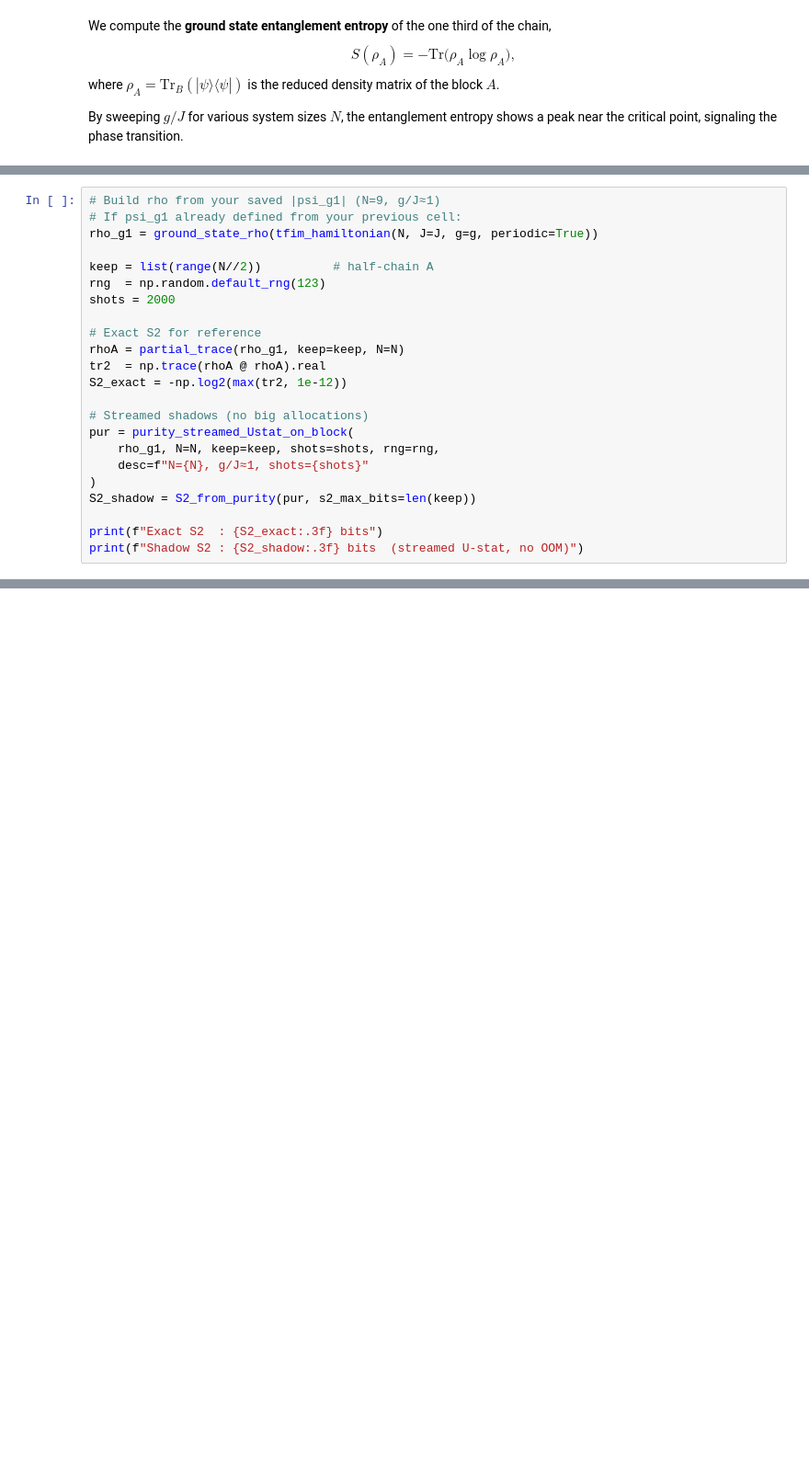
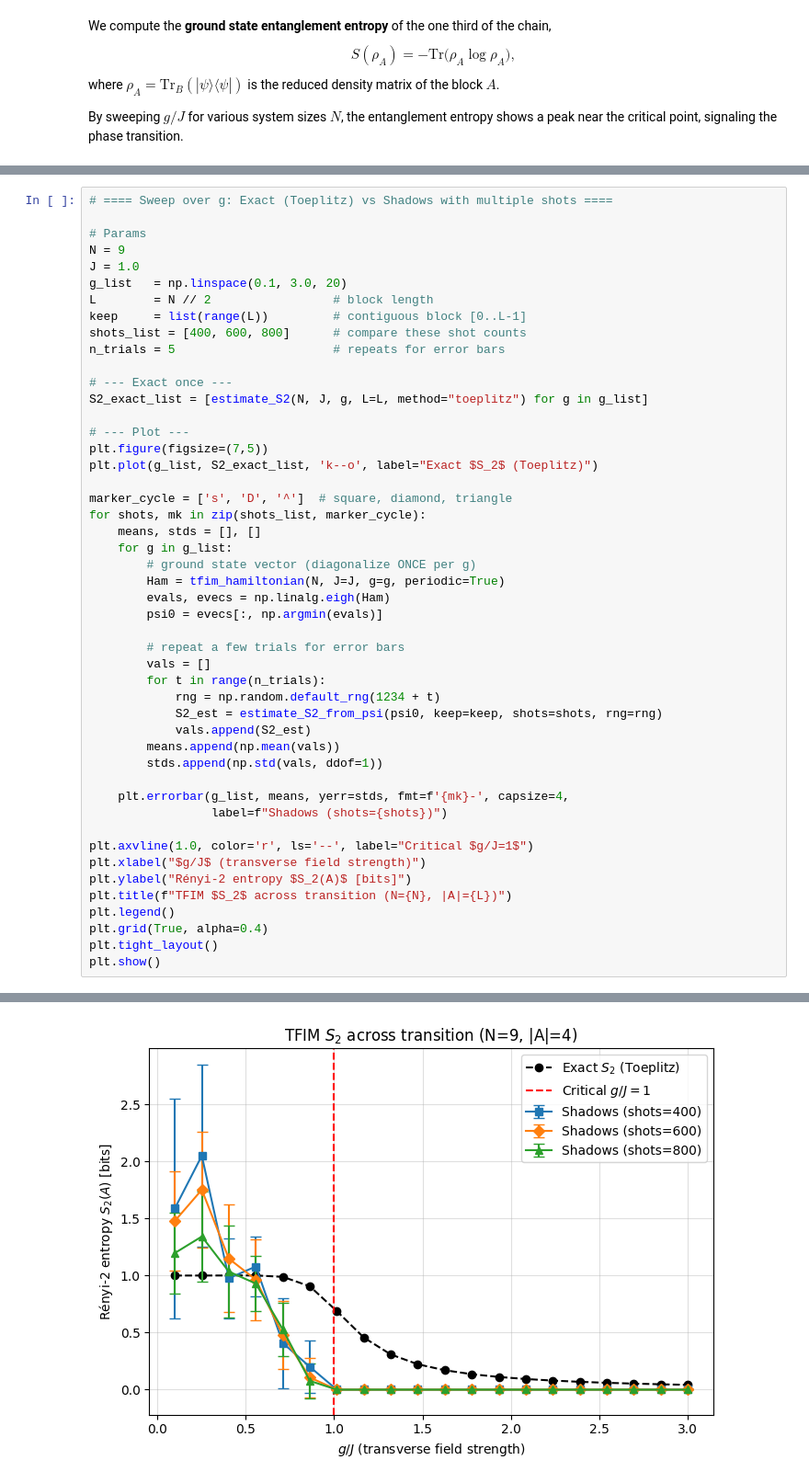
Before and after one commit to junwoojung0908/Ising_Model_Classical_shadow, a Jupyter notebook: TFIM_shadow.ipynb, the cells around one changed output, grey strips where cells are left out. Shown: that part at 92% size. Drawn from its saved outputs; the diff is of its cells as text; blank space fills up the shorter version.

```diff
--- a/TFIM_shadow.ipynb
+++ b/TFIM_shadow.ipynb
@@ -269,24 +437,49 @@ $\;\mathbb{E}_{b,\text{out}}[\hat{\rho}_i] = \rho$.
 # %%
-# Build rho from your saved |psi_g1| (N=9, g/J≈1)
-# If psi_g1 already defined from your previous cell:
-rho_g1 = ground_state_rho(tfim_hamiltonian(N, J=J, g=g, periodic=True))
+# ==== Sweep over g: Exact (Toeplitz) vs Shadows with multiple shots ====
 
-keep = list(range(N//2))          # half-chain A
-rng  = np.random.default_rng(123)
-shots = 2000
+# Params
+N = 9
+J = 1.0
+g_list   = np.linspace(0.1, 3.0, 20)
+L        = N // 2                 # block length
+keep     = list(range(L))         # contiguous block [0..L-1]
+shots_list = [400, 600, 800]      # compare these shot counts
+n_trials = 5                      # repeats for error bars
 
-# Exact S2 for reference
-rhoA = partial_trace(rho_g1, keep=keep, N=N)
-tr2  = np.trace(rhoA @ rhoA).real
-S2_exact = -np.log2(max(tr2, 1e-12))
+# --- Exact once ---
+S2_exact_list = [estimate_S2(N, J, g, L=L, method="toeplitz") for g in g_list]
 
-# Streamed shadows (no big allocations)
-pur = purity_streamed_Ustat_on_block(
-    rho_g1, N=N, keep=keep, shots=shots, rng=rng,
-    desc=f"N={N}, g/J≈1, shots={shots}"
-)
-S2_shadow = S2_from_purity(pur, s2_max_bits=len(keep))
+# --- Plot ---
+plt.figure(figsize=(7,5))
+plt.plot(g_list, S2_exact_list, 'k--o', label="Exact $S_2$ (Toeplitz)")
 
-print(f"Exact S2  : {S2_exact:.3f} bits")
-print(f"Shadow S2 : {S2_shadow:.3f} bits  (streamed U-stat, no OOM)")
+marker_cycle = ['s', 'D', '^']  # square, diamond, triangle
+for shots, mk in zip(shots_list, marker_cycle):
+    means, stds = [], []
+    for g in g_list:
+        # ground state vector (diagonalize ONCE per g)
+        Ham = tfim_hamiltonian(N, J=J, g=g, periodic=True)
+        evals, evecs = np.linalg.eigh(Ham)
+        psi0 = evecs[:, np.argmin(evals)]
+
+        # repeat a few trials for error bars
+        vals = []
+        for t in range(n_trials):
+            rng = np.random.default_rng(1234 + t)
+            S2_est = estimate_S2_from_psi(psi0, keep=keep, shots=shots, rng=rng)
+            vals.append(S2_est)
+        means.append(np.mean(vals))
+        stds.append(np.std(vals, ddof=1))
+
+    plt.errorbar(g_list, means, yerr=stds, fmt=f'{mk}-', capsize=4,
+                 label=f"Shadows (shots={shots})")
+
+plt.axvline(1.0, color='r', ls='--', label="Critical $g/J=1$")
+plt.xlabel("$g/J$ (transverse field strength)")
+plt.ylabel("Rényi-2 entropy $S_2(A)$ [bits]")
+plt.title(f"TFIM $S_2$ across transition (N={N}, |A|={L})")
+plt.legend()
+plt.grid(True, alpha=0.4)
+plt.tight_layout()
+plt.show()
 # %% [output]
@@ -294,0 +486 @@ Shadow S2 : 0.000 bits  (streamed U-stat, no OOM)
+[figure, added]
```
Also changed, not shown: parts of 23 cells of this notebook.
